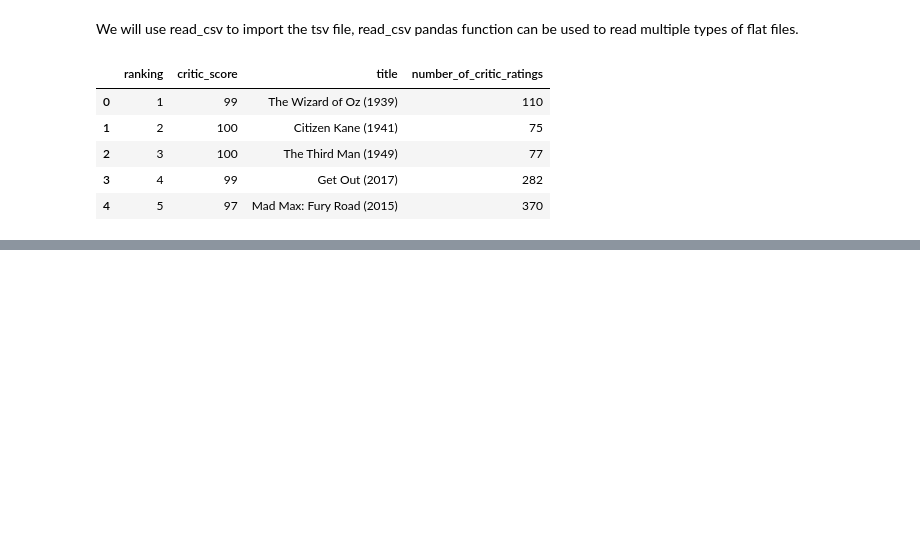
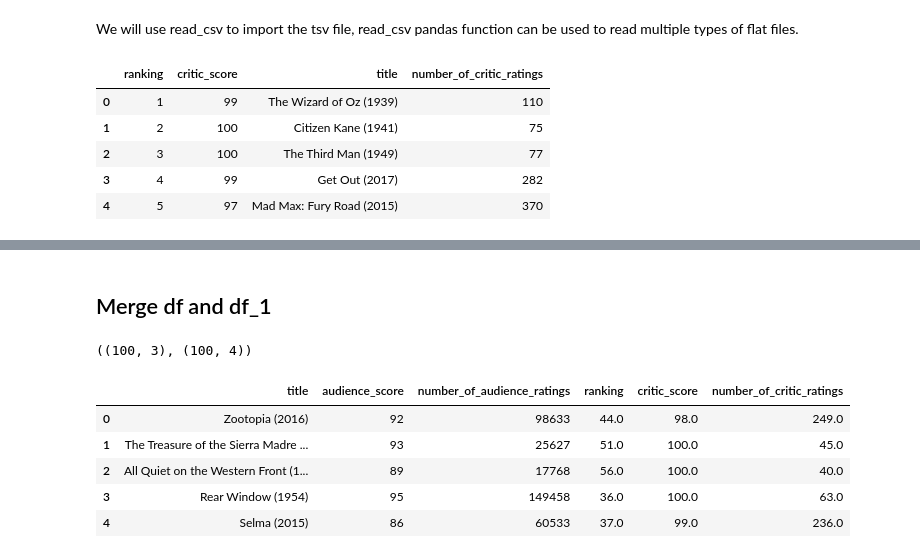
Before and after one commit to nehatarey/data-wrangling, a Jupyter notebook: gathering-data-movies-prj.ipynb, the cells around one changed output, grey strips where cells are left out. Saved outputs shown, nothing was run; the diff lists cells and outputs as text; code cells hidden in the pictures; blank space fills up the shorter version.

```diff
--- a/gathering-data-movies-prj.ipynb
+++ b/gathering-data-movies-prj.ipynb
@@ -16,0 +114,17 @@ df.head()
+# %% [markdown]
+## Merge df and df_1
+# %%
+df.shape, df_1.shape
+# %% [output]
+((100, 3), (100, 4))
+# %%
+# do a left join on the main dataset df_1 on title
+df_combined= pd.merge(df,df_1, how='left', on='title')
+df_combined.head()
+# %% [output]
+|  | title | audience_score | number_of_audience_ratings | ranking | critic_score | number_of_critic_ratings |
+| 0 | Zootopia (2016) | 92 | 98633 | 44.0 | 98.0 | 249.0 |
+| 1 | The Treasure of the Sierra Madre ... | 93 | 25627 | 51.0 | 100.0 | 45.0 |
+| 2 | All Quiet on the Western Front (1... | 89 | 17768 | 56.0 | 100.0 | 40.0 |
+| 3 | Rear Window (1954) | 95 | 149458 | 36.0 | 100.0 | 63.0 |
+| 4 | Selma (2015) | 86 | 60533 | 37.0 | 99.0 | 236.0 |
```
Also changed, not shown: parts of 23 cells of this notebook.
